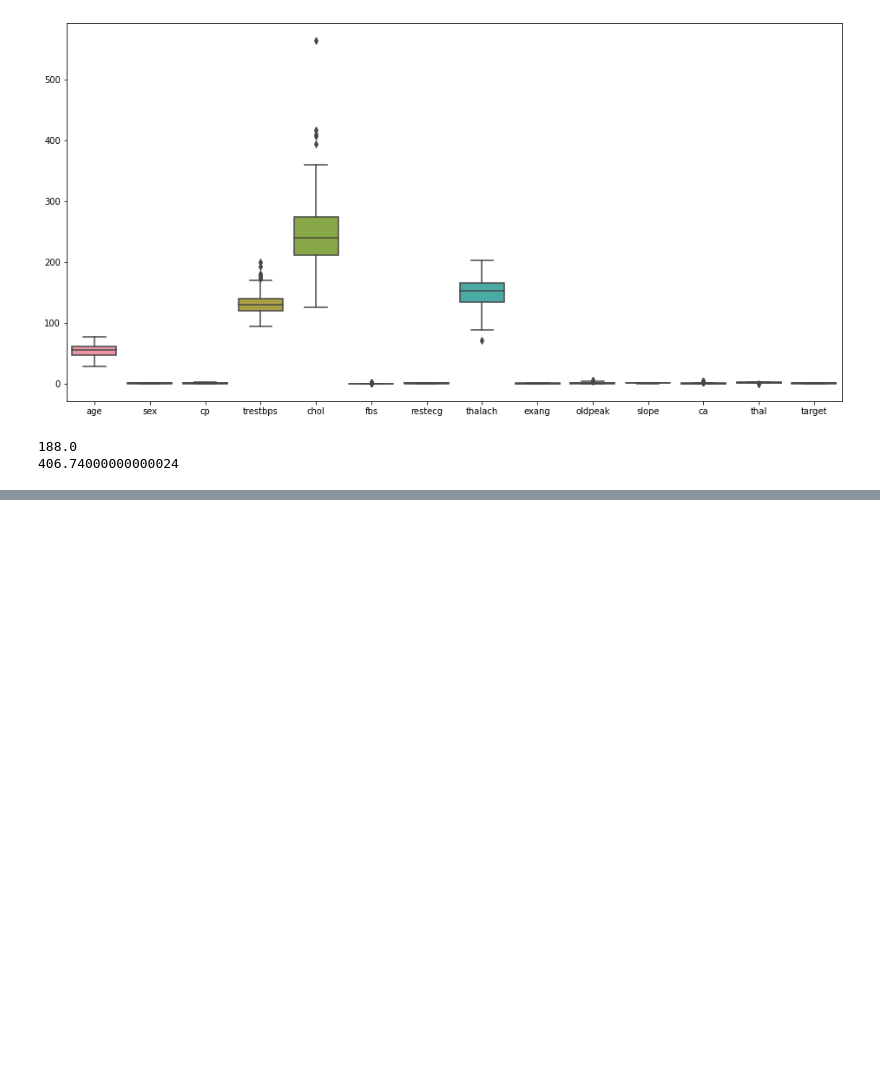
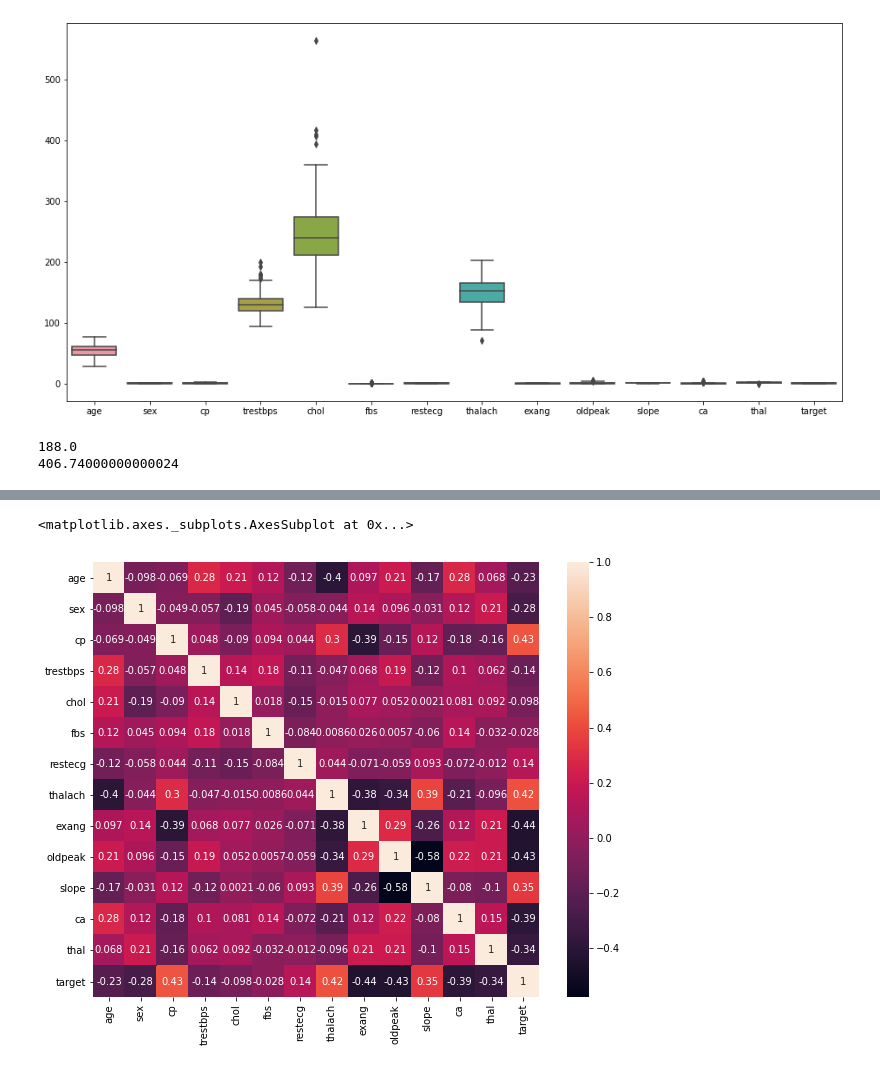
Before and after one commit to Wlanporn/Heart-Disease, a Jupyter notebook: Heart_disease.ipynb, the cells around one changed output, grey strips where cells are left out. Cells and saved outputs as stored; diff of their text form; code cells hidden in the pictures; blank space fills up the shorter version.

```diff
--- a/Heart_disease.ipynb
+++ b/Heart_disease.ipynb
@@ -173,3 +162,0 @@ mybins = range(heart_disease.trestbps.min(), heart_disease.trestbps.max(), 10)
-# %%
-# Cut the data with the help of the bins
-heart_disease['trestbps_bucket'] = pd.cut(heart_disease.trestbps, bins=mybins)
@@ -190,2 +162,0 @@ Categories (9, interval[int64]): [(90, 100] < (100, 110] < (110, 120] < (120, 13
-# %%
-heart_disease['trestbps_bucket'] = heart_disease['trestbps_bucket'].replace('(140, 150]', '140')
@@ -291,0 +258,8 @@ sns.pairplot(data = heart_disease, hue = 'target')
+# %%
+#find the relationship between each feature in heatmap
+plt.figure(figsize=(10,8))
+correlation = heart_disease.corr()
+sns.heatmap(correlation, annot = True)
+# %% [output]
+<matplotlib.axes._subplots.AxesSubplot at 0x...>
+[figure, added]
```
Also changed, not shown: parts of 107 cells of this notebook.
